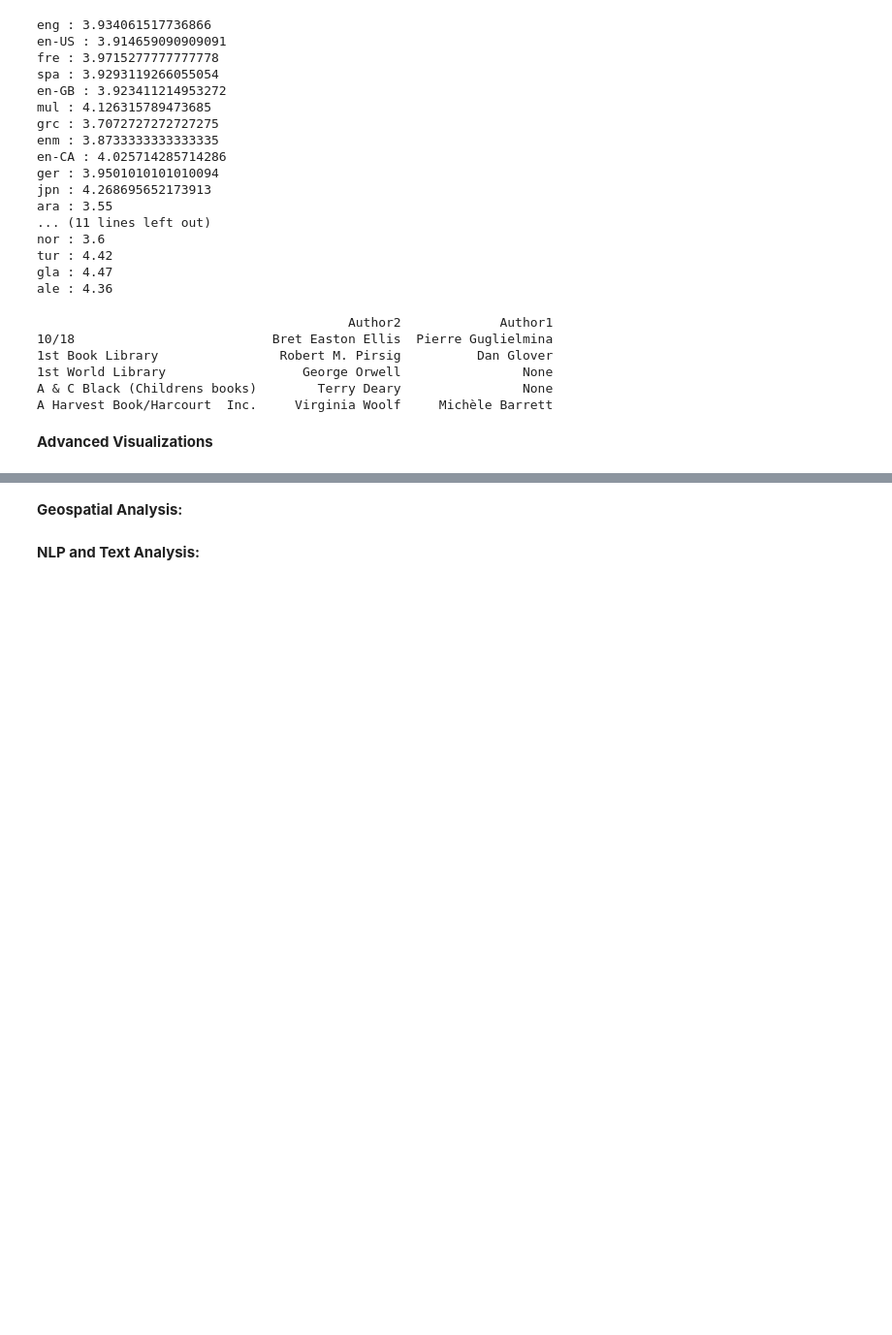
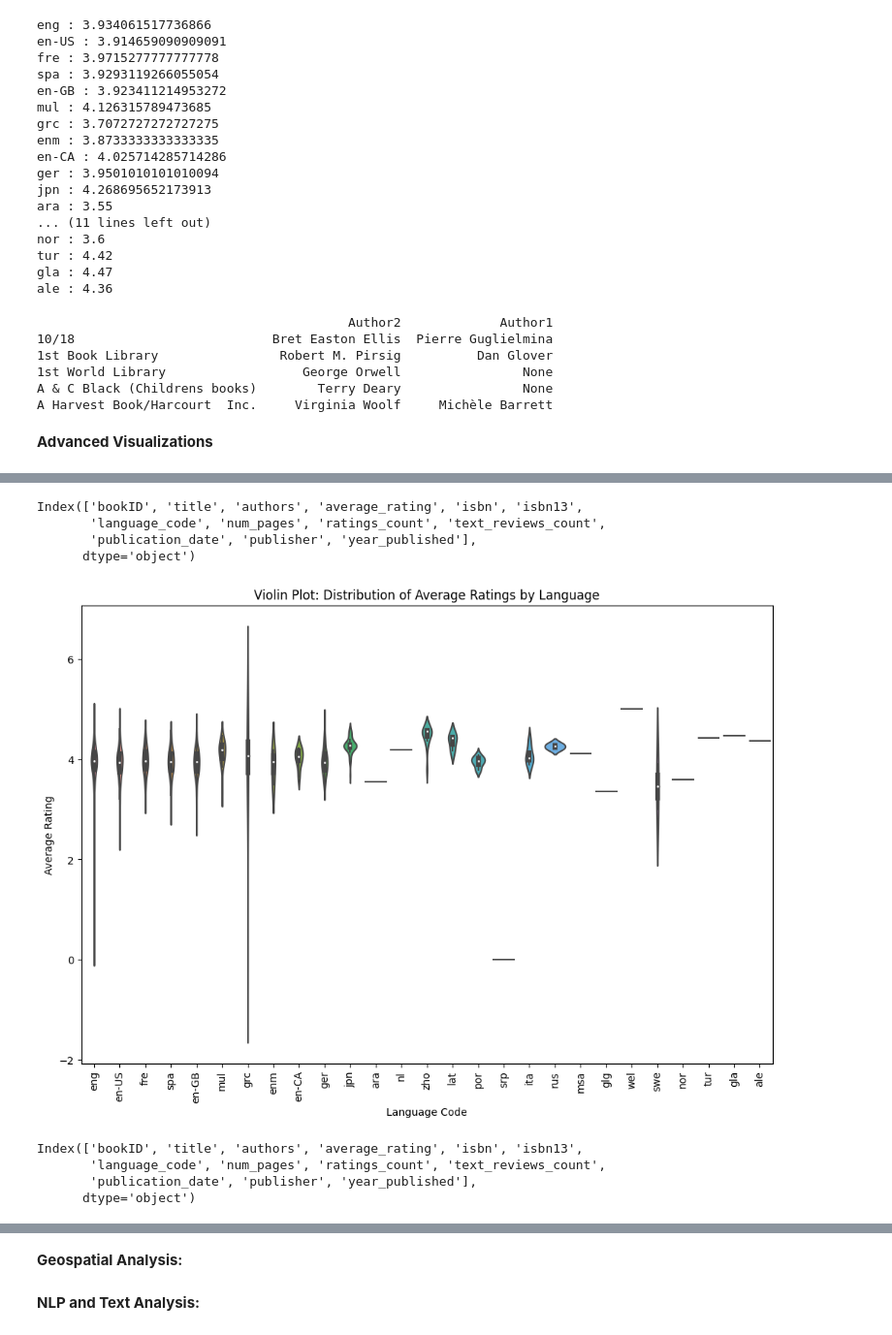
Before and after one commit to rahulbhoyar1995/goodread-books-data-analysis, a Jupyter notebook: goodreads-books-dataset.ipynb, the cells around one changed output, grey strips where cells are left out. Shown at 97% size. Saved outputs shown, nothing was run; the diff lists cells and outputs as text; code cells hidden in the pictures; blank space fills up the shorter version.

```diff
--- a/goodreads-books-dataset.ipynb
+++ b/goodreads-books-dataset.ipynb
@@ -528,0 +619,33 @@ A Harvest Book/Harcourt  Inc.     Virginia Woolf     Michèle Barrett
+# %%
+data.columns
+# %% [output]
+Index(['bookID', 'title', 'authors', 'average_rating', 'isbn', 'isbn13',
+       'language_code', 'num_pages', 'ratings_count', 'text_reviews_count',
+       'publication_date', 'publisher', 'year_published'],
+      dtype='object')
+# %%
+# Visualize the distribution of average ratings for different languages using a violin plot.
+
+
+import seaborn as sns
+import matplotlib.pyplot as plt
+
+# Assuming you have your data loaded into a DataFrame called 'data'
+
+# Create a violin plot
+plt.figure(figsize=(12, 8))
+sns.violinplot(x=data["language_code"], y=data["average_rating"])
+plt.title('Violin Plot: Distribution of Average Ratings by Language')
+plt.xlabel('Language Code')
+plt.ylabel('Average Rating')
+plt.xticks(rotation=90)  # Rotate x-axis labels for better visibility
+plt.show()
+# %% [output]
+[figure, added]
+# %%
+data.columns
+# %% [output]
+Index(['bookID', 'title', 'authors', 'average_rating', 'isbn', 'isbn13',
+       'language_code', 'num_pages', 'ratings_count', 'text_reviews_count',
+       'publication_date', 'publisher', 'year_published'],
+      dtype='object')
```
Also changed, not shown: parts of 27 cells of this notebook.
